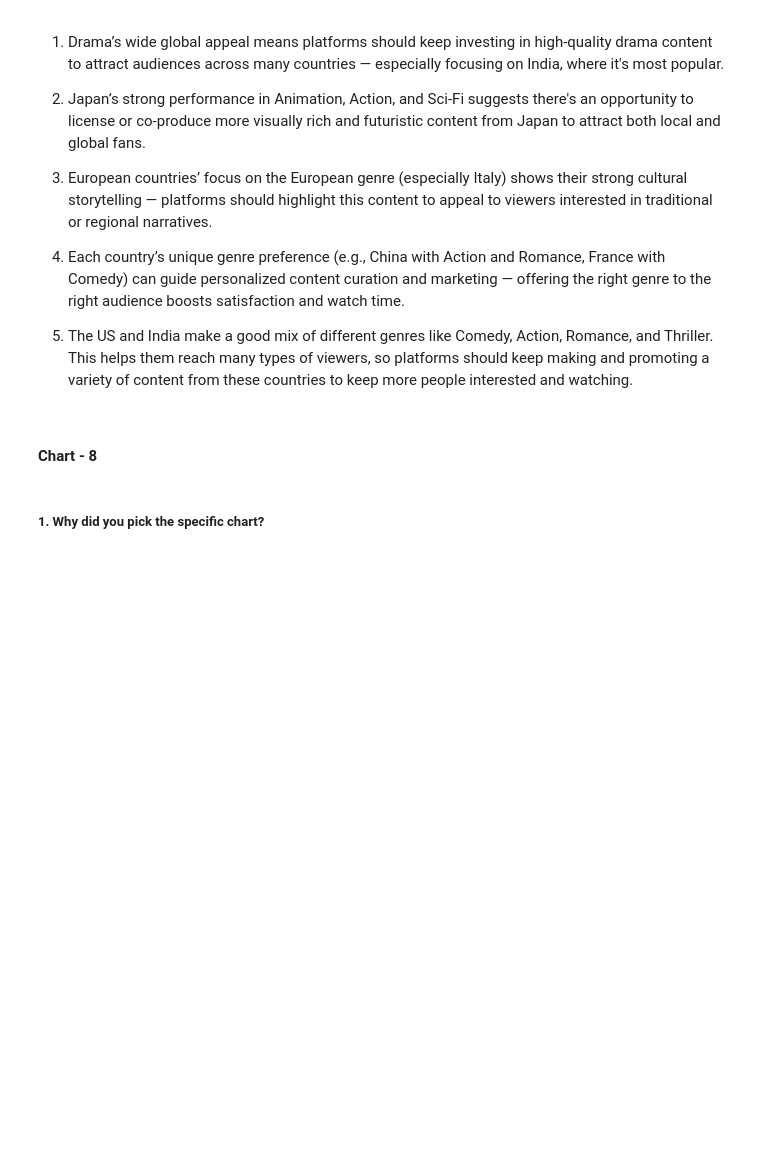
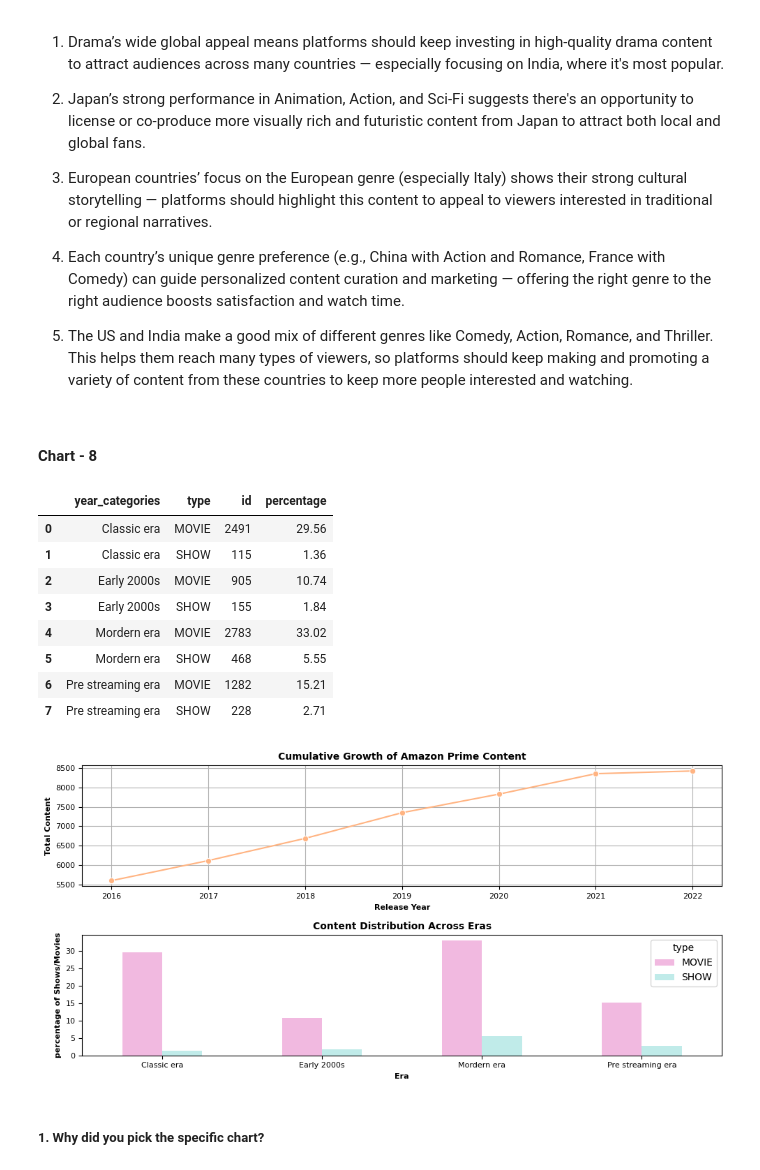
Before and after one commit to Giraj12/EDA--Capstone-Project, a Jupyter notebook: Amazon_Shows_EDA_.ipynb, the cells around one changed output. Drawn from its saved outputs; the diff is of its cells as text; code cells hidden in the pictures; blank space fills up the shorter version.

Commit message:
years analysis

```diff
--- a/Amazon_Shows_EDA_.ipynb
+++ b/Amazon_Shows_EDA_.ipynb
@@ -1503,2 +1501,82 @@ Are there any insights that lead to negative growth? Justify with specific reaso
+# %%
+# Chart - 8 visualization code
+
+# To understand how amazon prime library evolved over time i will consider 2 things
+# 1. From research found out that prime was launched globally in year 2016.
+# 2. For calculations purpose i will assume that all the content released before 2016 was added to prime in the year 2016.
+df_new=df.copy()
+
+# replace years before 2016 with 2016 to count content as per assumption.
+df_new['release_year']=df_new['release_year'].apply(lambda x:2016 if x < 2016 else x)
+
+yearly_count=df_new.groupby('release_year')['id'].nunique().reset_index()
+
+yearly_count['cummulative_count']= yearly_count['id'].cumsum()
+
+
+fig,ax=plt.subplots(2,1, figsize=(10,5))
+
+# color for line plot
+pastel_color = sns.color_palette("pastel")[1]
+
+# line plot to show content growth over the years
+sns.lineplot(data=yearly_count, x='release_year', y='cummulative_count', marker='o', ax=ax[0], color=pastel_color)
+
+ax[0].set_title('Cumulative Growth of Amazon Prime Content', fontsize=10, fontweight='bold')
+ax[0].set_xlabel('Release Year', fontsize=8, fontweight='bold')
+ax[0].set_ylabel('Total Content', fontsize=8, fontweight='bold')
+ax[0].tick_params(axis='x', labelsize=8)
+ax[0].tick_params(axis='y', labelsize=8)
+ax[0].grid(True)
+
+
+# bar plot to show count of content from each year
+
+# if i plot for every individual year then the overall plot will be too clutterd which is difficult to read.
+
+# creating 4 categories based on release year
+
+# function to create categories
+
+def categorize_years(year):
+  if year<2000:
+    return 'Classic era'
+  elif year>=2000 and year<2010:
+    return 'Early 2000s'
+  elif year>=2010 and year<2016:
+    return 'Pre streaming era'
+  else:
+    return 'Mordern era'
+
+
+df['year_categories']= df['release_year'].apply(categorize_years)
+
+yearly_content=df.groupby(['year_categories', 'type'])['id'].nunique().reset_index()
+total_count=yearly_content['id'].sum()
+yearly_content['percentage']=(yearly_content['id']/total_count)*100
+display(yearly_content)
+
+pastel_colors = sns.color_palette("pastel")
+
+sns.barplot(data=yearly_content, x='year_categories', y='percentage', palette=[pastel_colors[6], pastel_colors[9]], ax=ax[1], width=0.5, hue='type')
+ax[1].set_title('Content Distribution Across Eras', fontsize=10, fontweight='bold')
+ax[1].set_xlabel('Era', fontsize=8, fontweight='bold')
+ax[1].set_ylabel('percentage of Shows/Movies', fontsize=8, fontweight='bold')
+ax[1].tick_params(axis='x', labelsize=8)
+ax[1].tick_params(axis='y', labelsize=8)
+
+plt.tight_layout()
+plt.show()
+# %% [output]
+|  | year_categories | type | id | percentage |
+| 0 | Classic era | MOVIE | 2491 | 29.56 |
+| 1 | Classic era | SHOW | 115 | 1.36 |
+| 2 | Early 2000s | MOVIE | 905 | 10.74 |
+| 3 | Early 2000s | SHOW | 155 | 1.84 |
+| 4 | Mordern era | MOVIE | 2783 | 33.02 |
+| 5 | Mordern era | SHOW | 468 | 5.55 |
+| 6 | Pre streaming era | MOVIE | 1282 | 15.21 |
+| 7 | Pre streaming era | SHOW | 228 | 2.71 |
+[figure, added]
 # %% [markdown]
 ##### 1. Why did you pick the specific chart?
```
Also changed, not shown: parts of 13 cells of this notebook.
